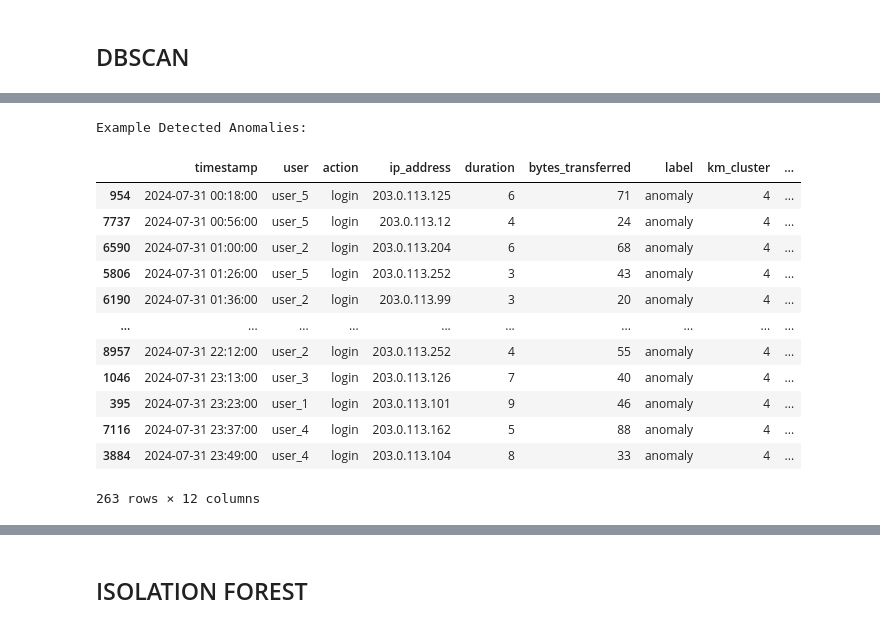
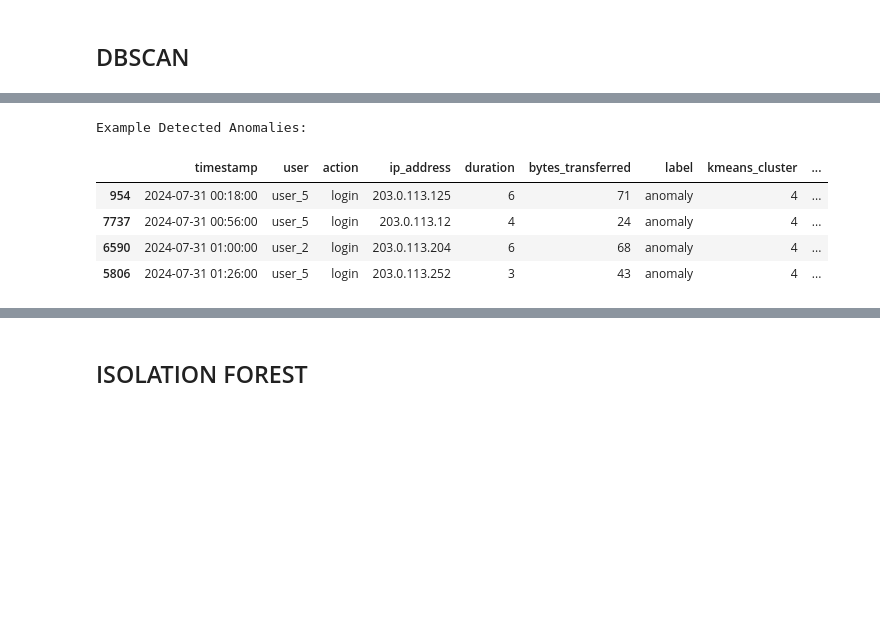
Before and after one commit to albionaguri/cybersecurity, a Jupyter notebook: UBA_simple.ipynb, the cells around one changed output, grey strips where cells are left out. Drawn from its saved outputs; the diff is of its cells as text; code cells hidden in the pictures; blank space fills up the shorter version.

```diff
--- a/UBA_simple.ipynb
+++ b/UBA_simple.ipynb
@@ -260,23 +316,3 @@ plt.tight_layout()
 plt.show()
 # %% [output]
 [figure]
-# %%
-# 4. Choose the optimal number of clusters
-optimal_k = 6
-
-# 5. Perform K-means clustering
-kmeans = KMeans(n_clusters=optimal_k, random_state=42)
-df['km_cluster'] = kmeans.fit_predict(X_scaled)
-
-# 6. Calculate distances to cluster centers
-distances = kmeans.transform(X_scaled)
-df['distance_to_center'] = distances.min(axis=1)
-
-# 7. Define anomalies as points with distances greater than 2 standard deviations from the mean
-threshold = df['distance_to_center'].mean() + 2 * df['distance_to_center'].std()
-df['is_anomaly_km'] = df['distance_to_center'] > threshold
-
-# 8. Compare clustering results with original labels
-confusion_matrix = pd.crosstab(df['label'], df['is_anomaly_km'], rownames=['Actual'], colnames=['Predicted'])
-print("\nConfusion Matrix:")
-print(confusion_matrix)
@@ -464,10 +481,0 @@ plt.show()
-# %%
-# Choose epsilon based on the "elbow" in the k-distance graph
-epsilon =  0.4  # You should adjust this value based on the k-distance graph
-
-# Apply DBSCAN
-dbscan = DBSCAN(eps=epsilon, min_samples=k)
-df['dbscan_cluster'] = dbscan.fit_predict(X_scaled)
-
-# Identify anomalies (points labeled as noise by DBSCAN)
-df['is_anomaly_dbscan'] = df['dbscan_cluster'] == -1
@@ -550,19 +512,11 @@ plt.show()
 # %%
 # Print some example anomalies
 print("\nExample Detected Anomalies:")
-df[df['is_anomaly_dbscan']]
+df[df['is_anomaly_dbscan']].head(4)
 # %% [output]
 Example Detected Anomalies:
-|  | timestamp | user | action | ip_address | duration | bytes_transferred | label | km_cluster | ... |
+|  | timestamp | user | action | ip_address | duration | bytes_transferred | label | kmeans_cluster | ... |
 | 954 | 2024-07-31 00:18:00 | user_5 | login | 203.0.113.125 | 6 | 71 | anomaly | 4 | ... |
 | 7737 | 2024-07-31 00:56:00 | user_5 | login | 203.0.113.12 | 4 | 24 | anomaly | 4 | ... |
 | 6590 | 2024-07-31 01:00:00 | user_2 | login | 203.0.113.204 | 6 | 68 | anomaly | 4 | ... |
 | 5806 | 2024-07-31 01:26:00 | user_5 | login | 203.0.113.252 | 3 | 43 | anomaly | 4 | ... |
-| 6190 | 2024-07-31 01:36:00 | user_2 | login | 203.0.113.99 | 3 | 20 | anomaly | 4 | ... |
-| ... | ... | ... | ... | ... | ... | ... | ... | ... | ... |
-| 8957 | 2024-07-31 22:12:00 | user_2 | login | 203.0.113.252 | 4 | 55 | anomaly | 4 | ... |
-| 1046 | 2024-07-31 23:13:00 | user_3 | login | 203.0.113.126 | 7 | 40 | anomaly | 4 | ... |
-| 395 | 2024-07-31 23:23:00 | user_1 | login | 203.0.113.101 | 9 | 46 | anomaly | 4 | ... |
-| 7116 | 2024-07-31 23:37:00 | user_4 | login | 203.0.113.162 | 5 | 88 | anomaly | 4 | ... |
-| 3884 | 2024-07-31 23:49:00 | user_4 | login | 203.0.113.104 | 8 | 33 | anomaly | 4 | ... |
-263 rows × 12 columns
```
Also changed, not shown: parts of 43 cells of this notebook.
